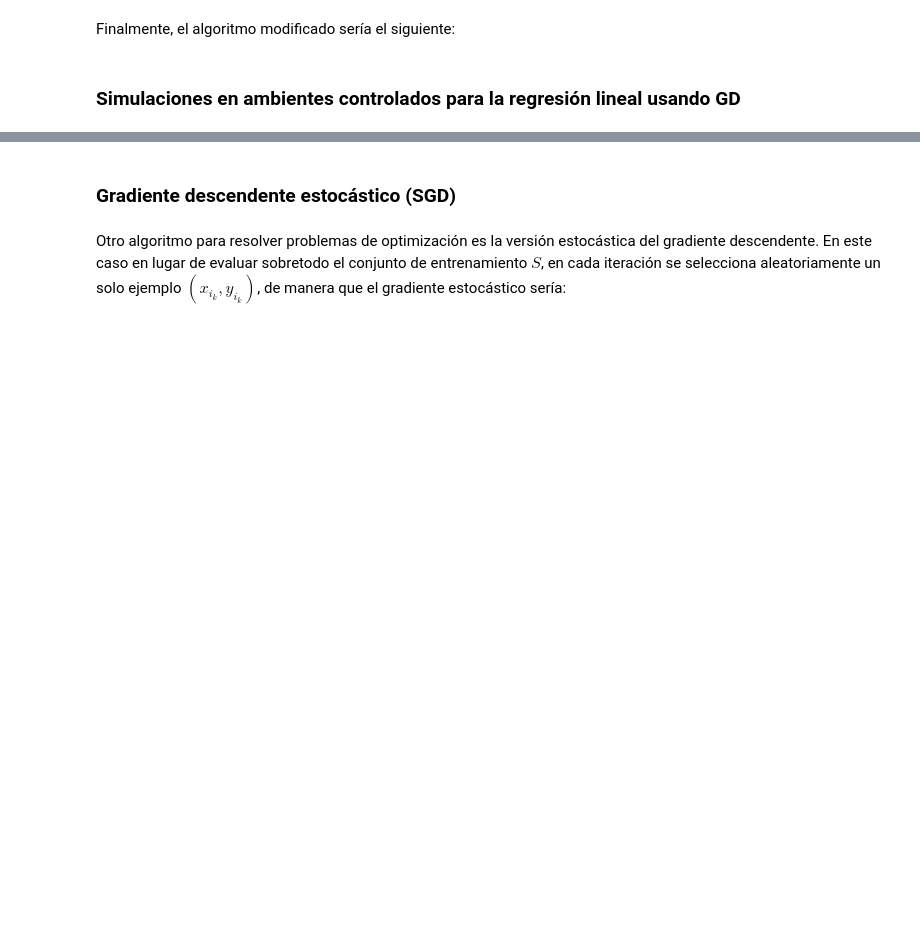
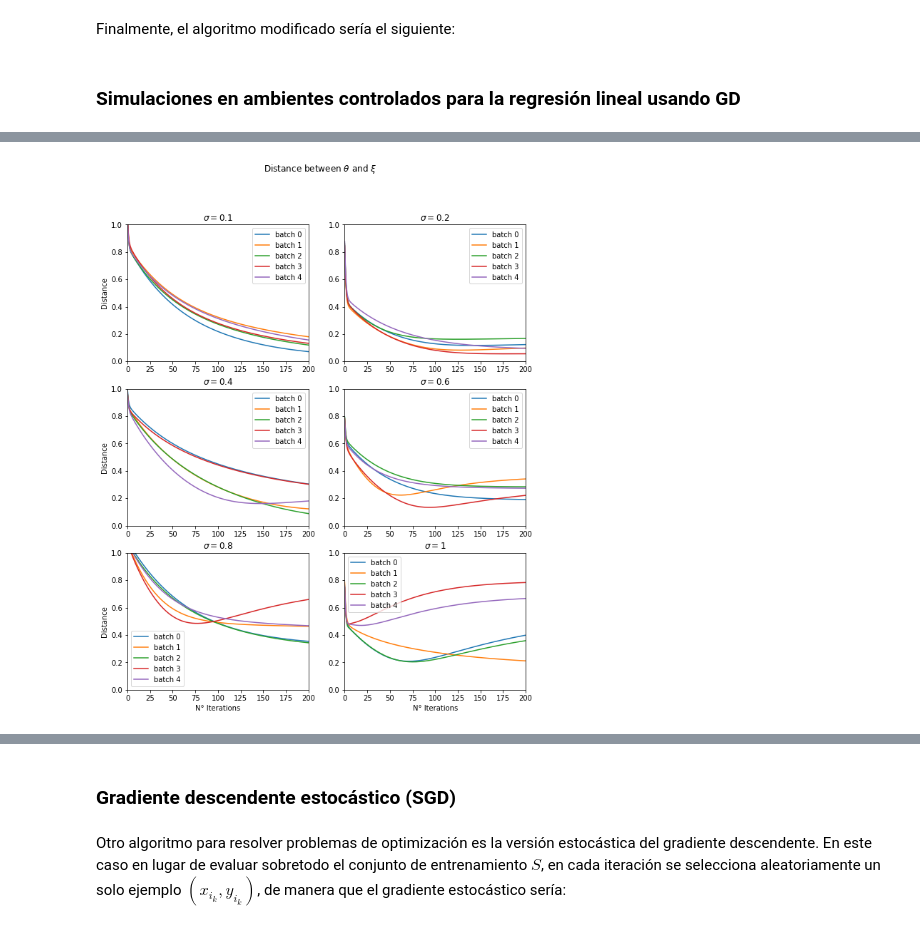
Before and after one commit to alejandrosanchezy/nerve, a Jupyter notebook: Gradiente descendente part 2/ElGradienteDescendente.ipynb, the cells around one changed output, grey strips where cells are left out. Cells and saved outputs as stored; diff of their text form; code cells hidden in the pictures; blank space fills up the shorter version.

```diff
--- a/Gradiente descendente part 2/ElGradienteDescendente.ipynb
+++ b/Gradiente descendente part 2/ElGradienteDescendente.ipynb
@@ -342,0 +456,4 @@ Para analizar el comportamiento del GD, vamos a considerar cinco conjuntos de da
+# %%
+plot_deltas(deltas_theta, sigmas)
+# %% [output]
+[figure, added]
```
Also changed, not shown: parts of 25 cells of this notebook.
